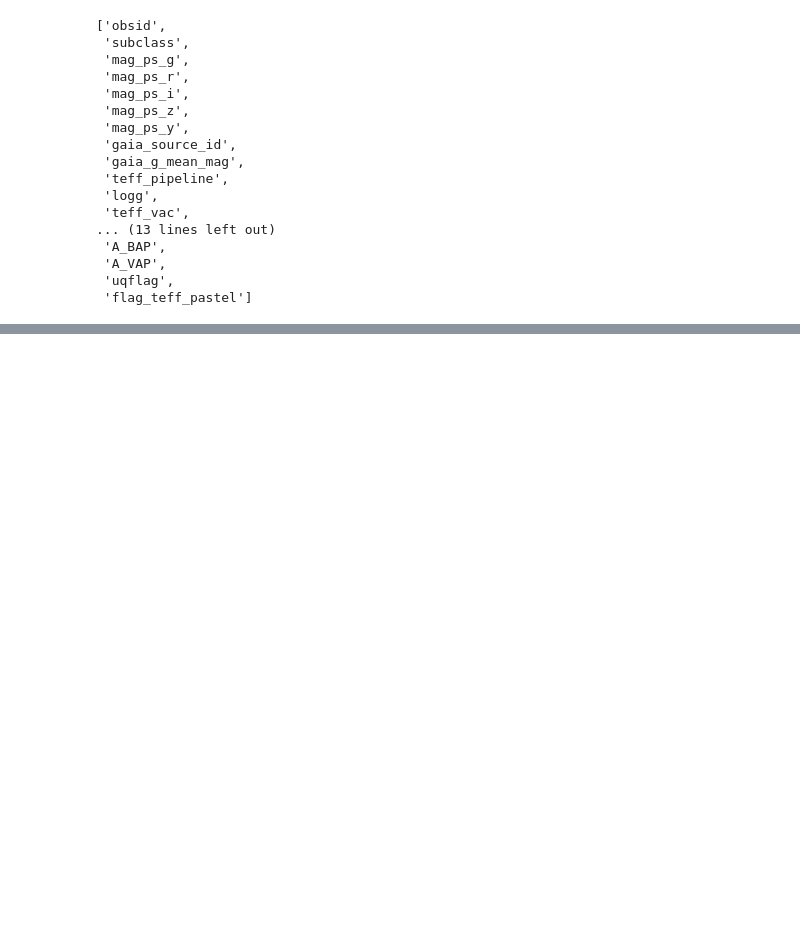
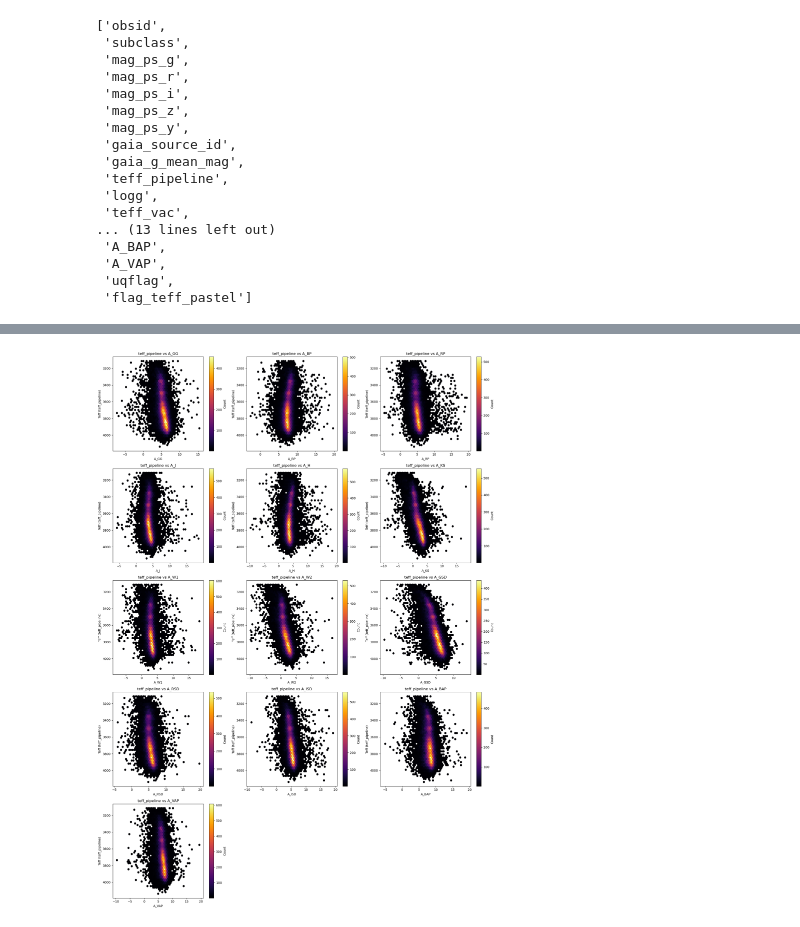
Before and after one commit to BrightonLiu-zZ/cool-dwarf_stellar_parameter_inference_from_survey_data, a Jupyter notebook: notebooks/LAMOST_2_data_preprocessing.ipynb, the cells around one changed output, grey strips where cells are left out. Cells and saved outputs as stored; diff of their text form; code cells hidden in the pictures; blank space fills up the shorter version.

```diff
--- a/notebooks/LAMOST_2_data_preprocessing.ipynb
+++ b/notebooks/LAMOST_2_data_preprocessing.ipynb
@@ -349,0 +478,53 @@ df_final.columns.tolist()
+# %%
+import matplotlib.pyplot as plt
+
+def plot_teff_vac_vs_absolute_magnitudes(df, magnitude_columns, teff_col='teff_vac'):
+    """
+    Plots teff_vac against each absolute magnitude column.
+    """
+    num_plots = len(magnitude_columns)
+    rows = (num_plots // 3) + 1
+    plt.figure(figsize=(18, 5 * rows))
+
+    for i, mag_col in enumerate(magnitude_columns):
+        if mag_col not in df.columns:
+            print(f"Skipping {mag_col}: Column not found in DataFrame.")
+            continue
+
+        plt.subplot(rows, 3, i + 1)
+
+        # Filter for valid values
+        mask = df[mag_col].notnull() & df[teff_col].notnull()
+        valid_data = df[mask]
+
+        if len(valid_data) == 0:
+            print(f"Skipping {mag_col}: No valid data.")
+            continue
+
+        x_magnitude = valid_data[mag_col]
+        y_teff = valid_data[teff_col]
+
+        # Plot
+        plt.hexbin(x_magnitude, y_teff, gridsize=50, cmap='inferno', mincnt=1)
+        plt.colorbar(label='Count')
+        plt.xlabel(f'{mag_col}')
+        plt.ylabel(f'Teff ({teff_col})')
+        plt.title(f'{teff_col} vs {mag_col}')
+        plt.gca().invert_yaxis()  # Convention: Hotter stars on top
+
+    plt.tight_layout()
+    plt.show()
+
+# Define the list of absolute magnitude columns to plot
+absolute_magnitude_columns = [
+    'A_GG', 'A_BP', 'A_RP',
+    'A_J', 'A_H', 'A_KS',
+    'A_W1', 'A_W2',
+    'A_GSD', 'A_RSD', 'A_ISD',
+    'A_BAP', 'A_VAP'
+]
+
+# Run the plot function
+plot_teff_vac_vs_absolute_magnitudes(df_final, absolute_magnitude_columns, teff_col='teff_pipeline')
+# %% [output]
+[figure, added]
```
Also changed, not shown: parts of 8 cells of this notebook.
